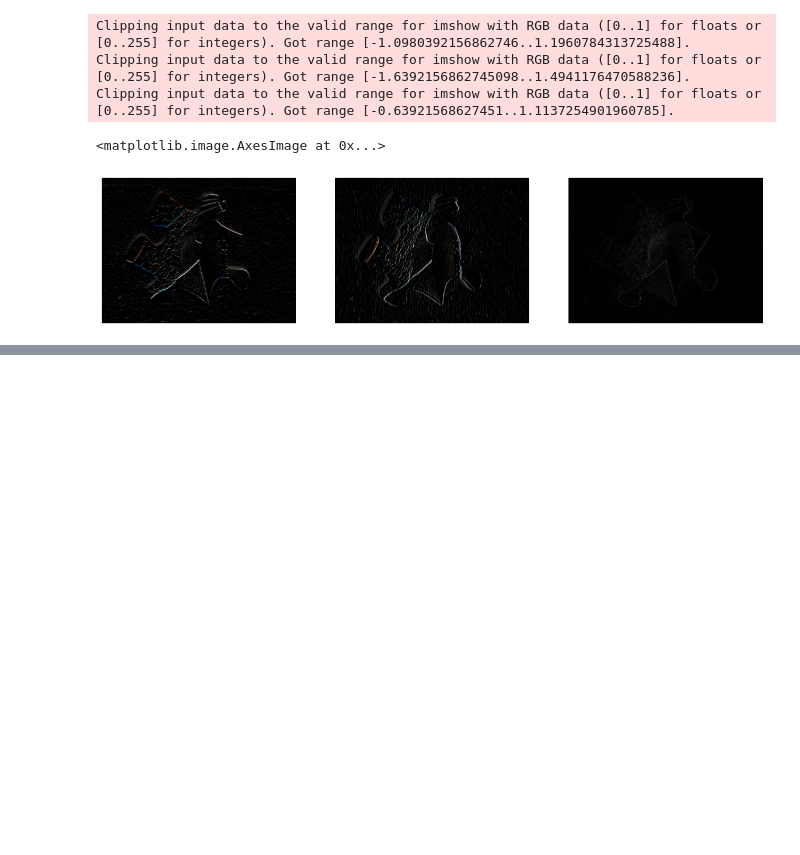
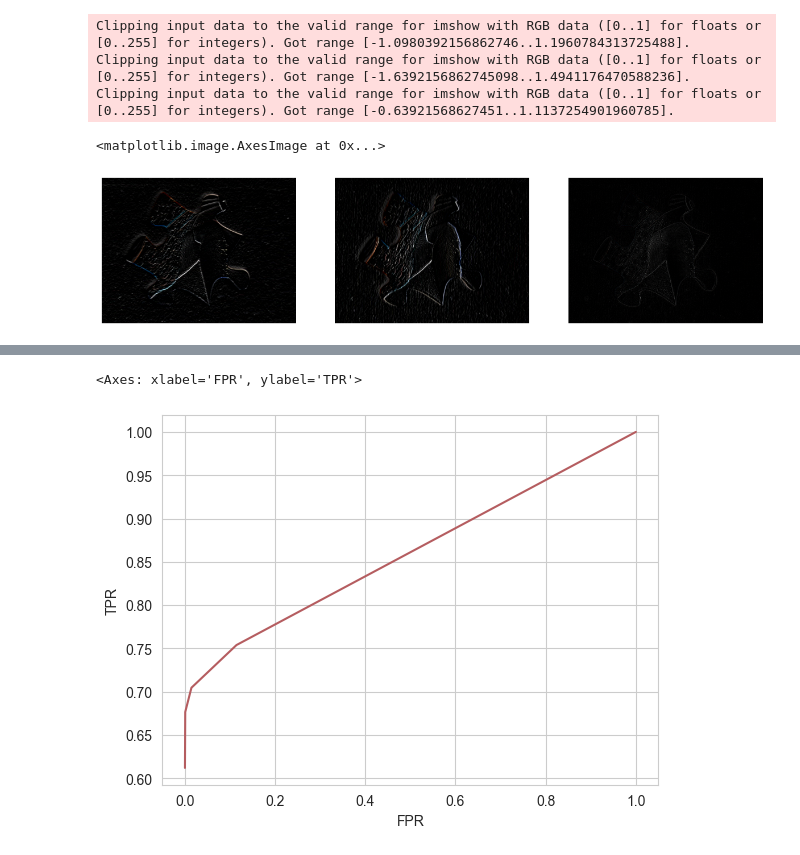
Before and after one commit to orwellian225/cv, a Jupyter notebook: lab1/main.ipynb, the cells around one changed output, grey strips where cells are left out. Saved outputs shown, nothing was run; the diff lists cells and outputs as text; code cells hidden in the pictures; blank space fills up the shorter version.

```diff
--- a/lab1/main.ipynb
+++ b/lab1/main.ipynb
@@ -616,0 +640,5 @@ results = pd.melt(results, ['Classification Threshold'], var_name='Metrics', val
+# %%
+sns.lineplot(data=results, x="FPR", y="TPR", c="#b55d60")
+# %% [output]
+<Axes: xlabel='FPR', ylabel='TPR'>
+[figure, added]
```
Also changed, not shown: parts of 7 cells of this notebook.
